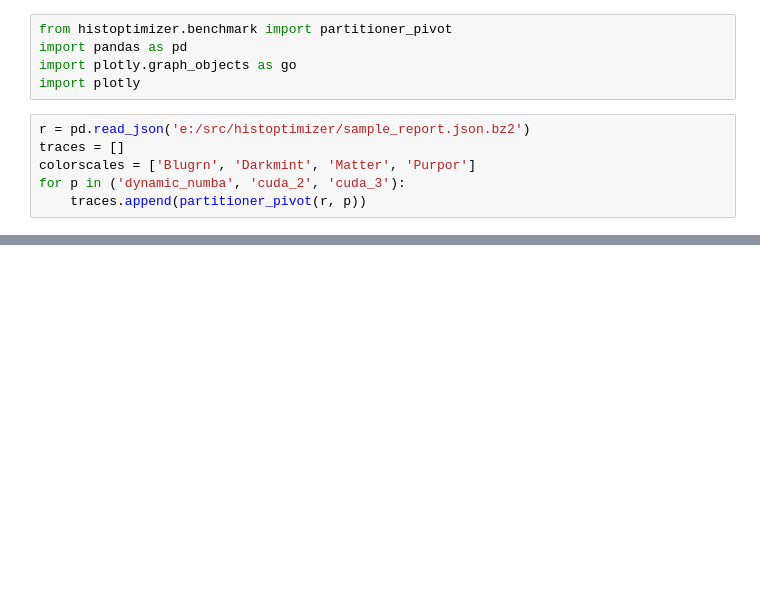
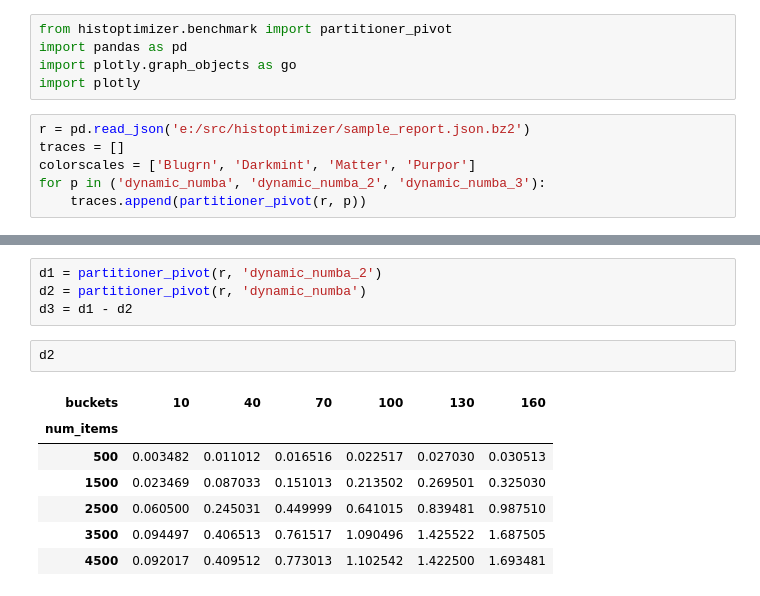
Before and after one commit to delusionary/histoptimizer, a Jupyter notebook: Performance Visualizations.ipynb, the cells around one changed output, grey strips where cells are left out. Saved outputs shown, nothing was run; the diff lists cells and outputs as text; blank space fills up the shorter version.

```diff
--- a/Performance Visualizations.ipynb
+++ b/Performance Visualizations.ipynb
@@ -7,7 +7,7 @@ import plotly
 r = pd.read_json('e:/src/histoptimizer/sample_report.json.bz2')
 traces = []
 colorscales = ['Blugrn', 'Darkmint', 'Matter', 'Purpor']
-for p in ('dynamic_numba', 'cuda_2', 'cuda_3'):
+for p in ('dynamic_numba', 'dynamic_numba_2', 'dynamic_numba_3'):
     traces.append(partitioner_pivot(r, p))
 # %%
 fig = go.Figure(go.Surface(
@@ -45,3 +45,17 @@ plotly.offline.plot(fig, filename='retailplot.html')
 fig.show()
 # %% [output]
 [interactive output not drawn]
+# %%
+d1 = partitioner_pivot(r, 'dynamic_numba_2')
+d2 = partitioner_pivot(r, 'dynamic_numba')
+d3 = d1 - d2
+# %%
+d2
+# %% [output]
+| buckets | 10 | 40 | 70 | 100 | 130 | 160 |
+| num_items |  |  |  |  |  |  |
+| 500 | 0.003482 | 0.011012 | 0.016516 | 0.022517 | 0.027030 | 0.030513 |
+| 1500 | 0.023469 | 0.087033 | 0.151013 | 0.213502 | 0.269501 | 0.325030 |
+| 2500 | 0.060500 | 0.245031 | 0.449999 | 0.641015 | 0.839481 | 0.987510 |
+| 3500 | 0.094497 | 0.406513 | 0.761517 | 1.090496 | 1.425522 | 1.687505 |
+| 4500 | 0.092017 | 0.409512 | 0.773013 | 1.102542 | 1.422500 | 1.693481 |
```
Also changed, not shown: 4 other files.
